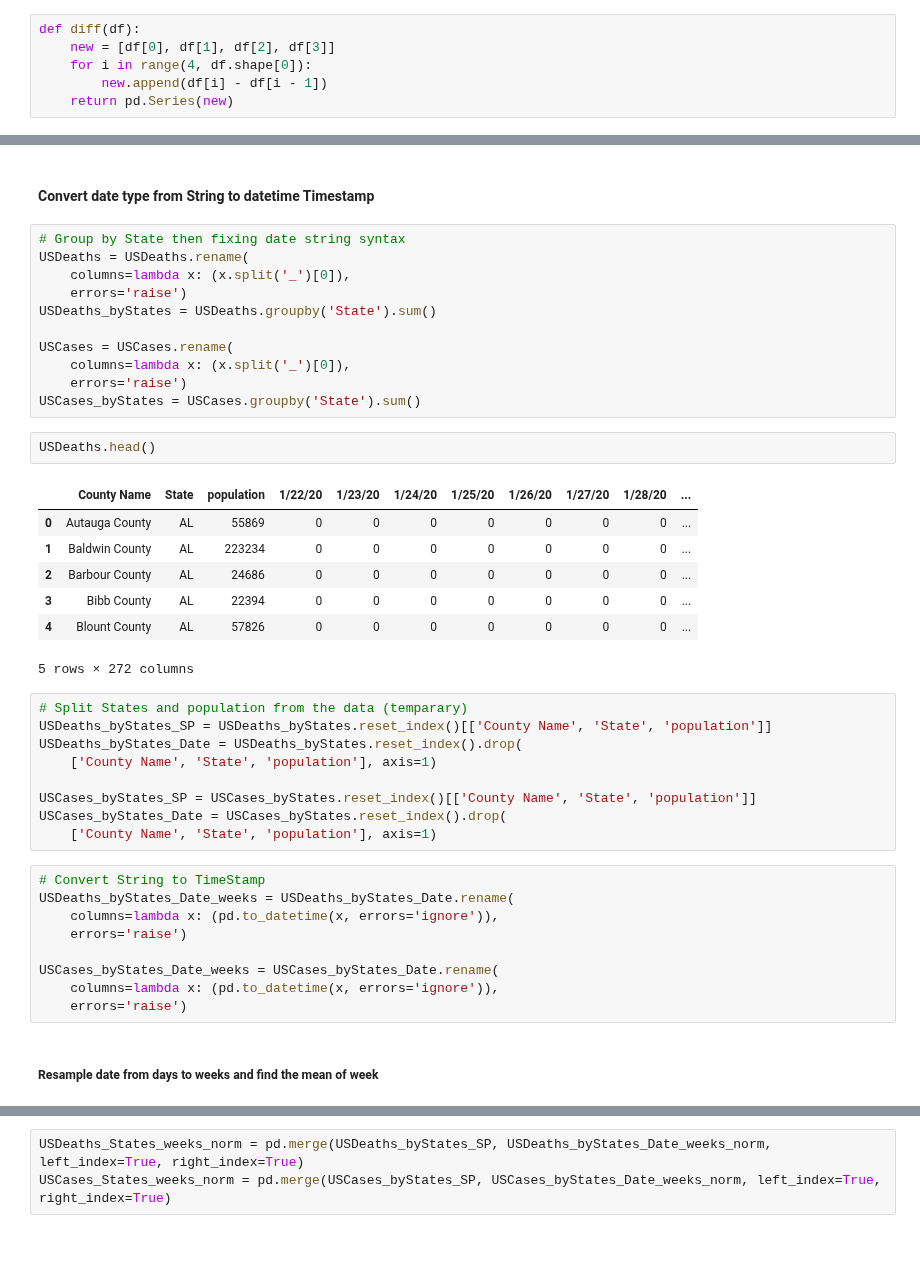
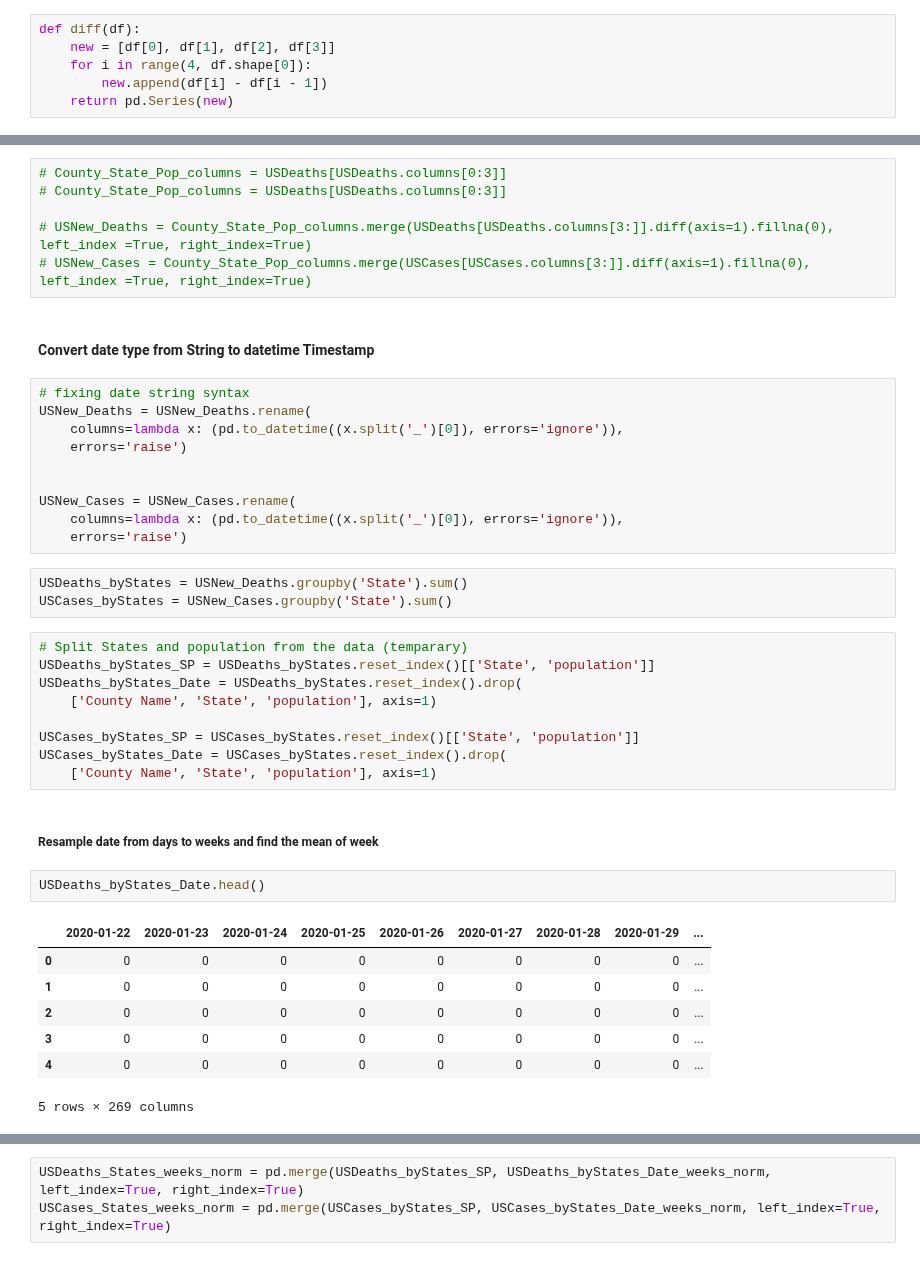
Before and after one commit to HarinB4/Covid-19DataProject, a Jupyter notebook: src/Stage_II/Ali/Stat.ipynb, the cells around one changed output, grey strips where cells are left out. Saved outputs shown, nothing was run; the diff lists cells and outputs as text.

```diff
--- a/src/Stage_II/Ali/Stat.ipynb
+++ b/src/Stage_II/Ali/Stat.ipynb
@@ -44,44 +61,43 @@ USCases.columns = columns_C
+# %%
+# County_State_Pop_columns = USDeaths[USDeaths.columns[0:3]]
+# County_State_Pop_columns = USDeaths[USDeaths.columns[0:3]]
+
+# USNew_Deaths = County_State_Pop_columns.merge(USDeaths[USDeaths.columns[3:]].diff(axis=1).fillna(0), left_index =True, right_index=True)
+# USNew_Cases = County_State_Pop_columns.merge(USCases[USCases.columns[3:]].diff(axis=1).fillna(0), left_index =True, right_index=True)
 # %% [markdown]
 #### Convert date type from String to datetime Timestamp
 # %%
-# Group by State then fixing date string syntax
-USDeaths = USDeaths.rename(
-    columns=lambda x: (x.split('_')[0]),
+# fixing date string syntax
+USNew_Deaths = USNew_Deaths.rename(
+    columns=lambda x: (pd.to_datetime((x.split('_')[0]), errors='ignore')),
     errors='raise')
-USDeaths_byStates = USDeaths.groupby('State').sum()
 
-USCases = USCases.rename(
-    columns=lambda x: (x.split('_')[0]),
+
+USNew_Cases = USNew_Cases.rename(
+    columns=lambda x: (pd.to_datetime((x.split('_')[0]), errors='ignore')),
     errors='raise')
-USCases_byStates = USCases.groupby('State').sum()
-# %%
-USDeaths.head()
-# %% [output]
-|  | County Name | State | population | 1/22/20 | 1/23/20 | 1/24/20 | 1/25/20 | 1/26/20 | 1/27/20 | 1/28/20 | ... |
-| 0 | Autauga County | AL | 55869 | 0 | 0 | 0 | 0 | 0 | 0 | 0 | ... |
-| 1 | Baldwin County | AL | 223234 | 0 | 0 | 0 | 0 | 0 | 0 | 0 | ... |
-| 2 | Barbour County | AL | 24686 | 0 | 0 | 0 | 0 | 0 | 0 | 0 | ... |
-| 3 | Bibb County | AL | 22394 | 0 | 0 | 0 | 0 | 0 | 0 | 0 | ... |
-| 4 | Blount County | AL | 57826 | 0 | 0 | 0 | 0 | 0 | 0 | 0 | ... |
-5 rows × 272 columns
+# %%
+USDeaths_byStates = USNew_Deaths.groupby('State').sum()
+USCases_byStates = USNew_Cases.groupby('State').sum()
 # %%
 # Split States and population from the data (temparary)
-USDeaths_byStates_SP = USDeaths_byStates.reset_index()[['County Name', 'State', 'population']]
+USDeaths_byStates_SP = USDeaths_byStates.reset_index()[['State', 'population']]
 USDeaths_byStates_Date = USDeaths_byStates.reset_index().drop(
     ['County Name', 'State', 'population'], axis=1)
 
-USCases_byStates_SP = USCases_byStates.reset_index()[['County Name', 'State', 'population']]
+USCases_byStates_SP = USCases_byStates.reset_index()[['State', 'population']]
 USCases_byStates_Date = USCases_byStates.reset_index().drop(
     ['County Name', 'State', 'population'], axis=1)
-# %%
-# Convert String to TimeStamp
-USDeaths_byStates_Date_weeks = USDeaths_byStates_Date.rename(
-    columns=lambda x: (pd.to_datetime(x, errors='ignore')),
-    errors='raise')
-
-USCases_byStates_Date_weeks = USCases_byStates_Date.rename(
-    columns=lambda x: (pd.to_datetime(x, errors='ignore')),
-    errors='raise')
 # %% [markdown]
 ##### Resample date from days to weeks and find the mean of week
+# %%
+USDeaths_byStates_Date.head()
+# %% [output]
+|  | 2020-01-22 | 2020-01-23 | 2020-01-24 | 2020-01-25 | 2020-01-26 | 2020-01-27 | 2020-01-28 | 2020-01-29 | ... |
+| 0 | 0 | 0 | 0 | 0 | 0 | 0 | 0 | 0 | ... |
+| 1 | 0 | 0 | 0 | 0 | 0 | 0 | 0 | 0 | ... |
+| 2 | 0 | 0 | 0 | 0 | 0 | 0 | 0 | 0 | ... |
+| 3 | 0 | 0 | 0 | 0 | 0 | 0 | 0 | 0 | ... |
+| 4 | 0 | 0 | 0 | 0 | 0 | 0 | 0 | 0 | ... |
+5 rows × 269 columns
 # %%
```
Also changed, not shown: parts of 41 cells of this notebook.
